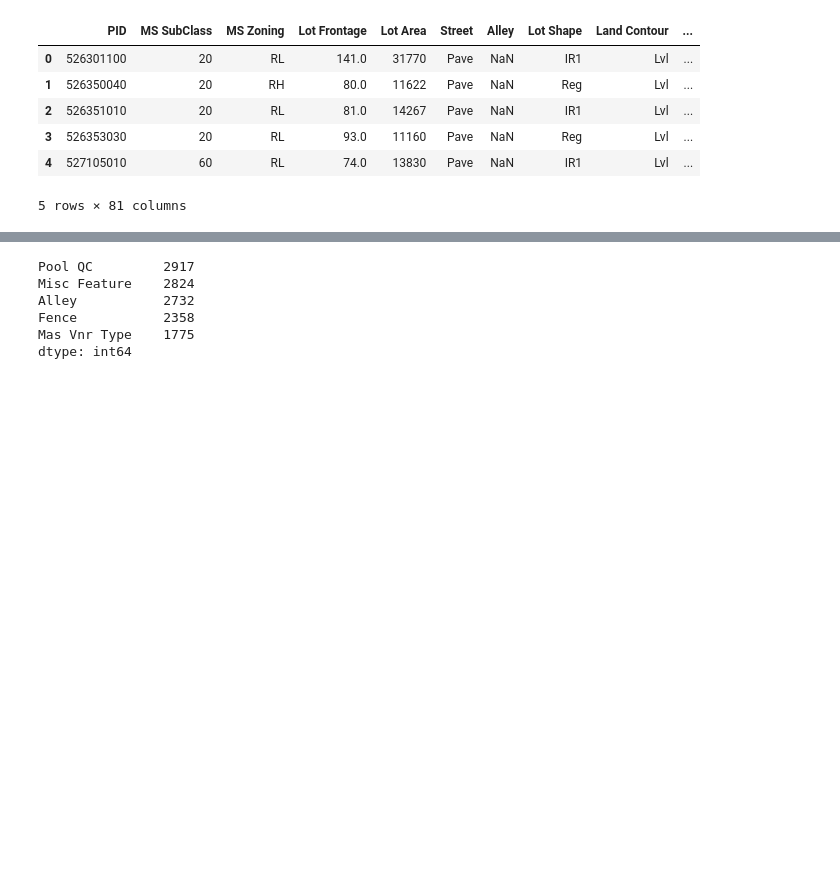
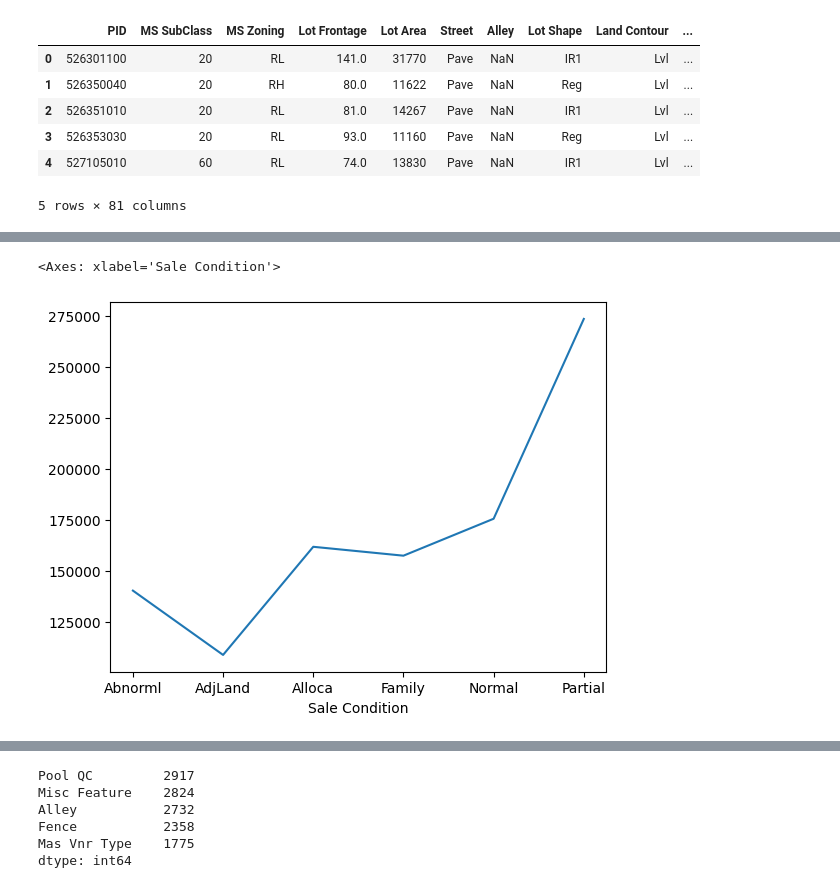
Before and after one commit to marksindustries/ai_ml_projects, a Jupyter notebook: project_1/notebooks/ames_data.ipynb, the cells around one changed output, grey strips where cells are left out. Cells and saved outputs as stored; diff of their text form; code cells hidden in the pictures; blank space fills up the shorter version.

```diff
--- a/project_1/notebooks/ames_data.ipynb
+++ b/project_1/notebooks/ames_data.ipynb
@@ -29,0 +30,5 @@ data.shape
+# %%
+data.groupby(['Sale Condition'])['SalePrice'].mean().plot(kind='line'    )
+# %% [output]
+<Axes: xlabel='Sale Condition'>
+[figure, added]
```
Also changed, not shown: parts of 42 cells of this notebook, 6 other files.
